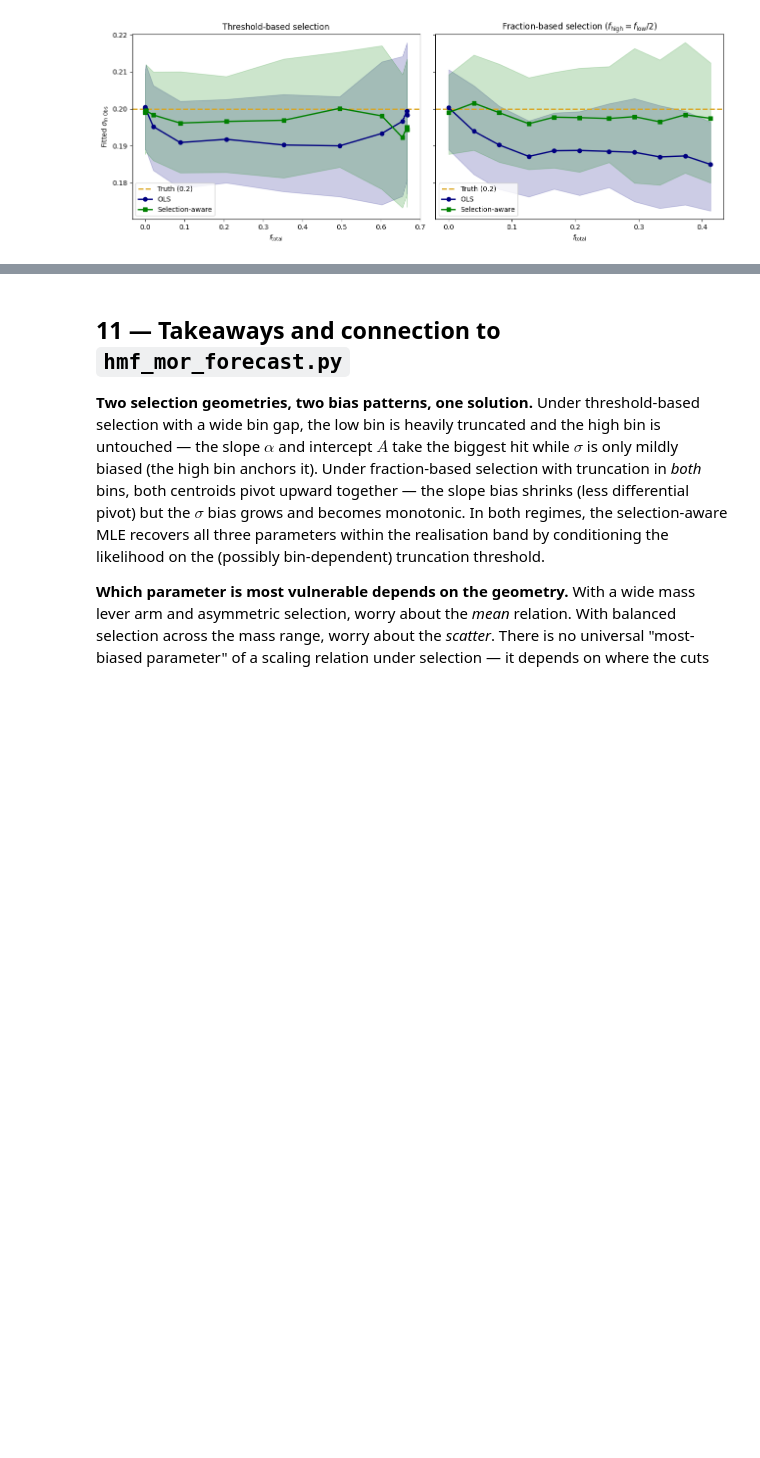
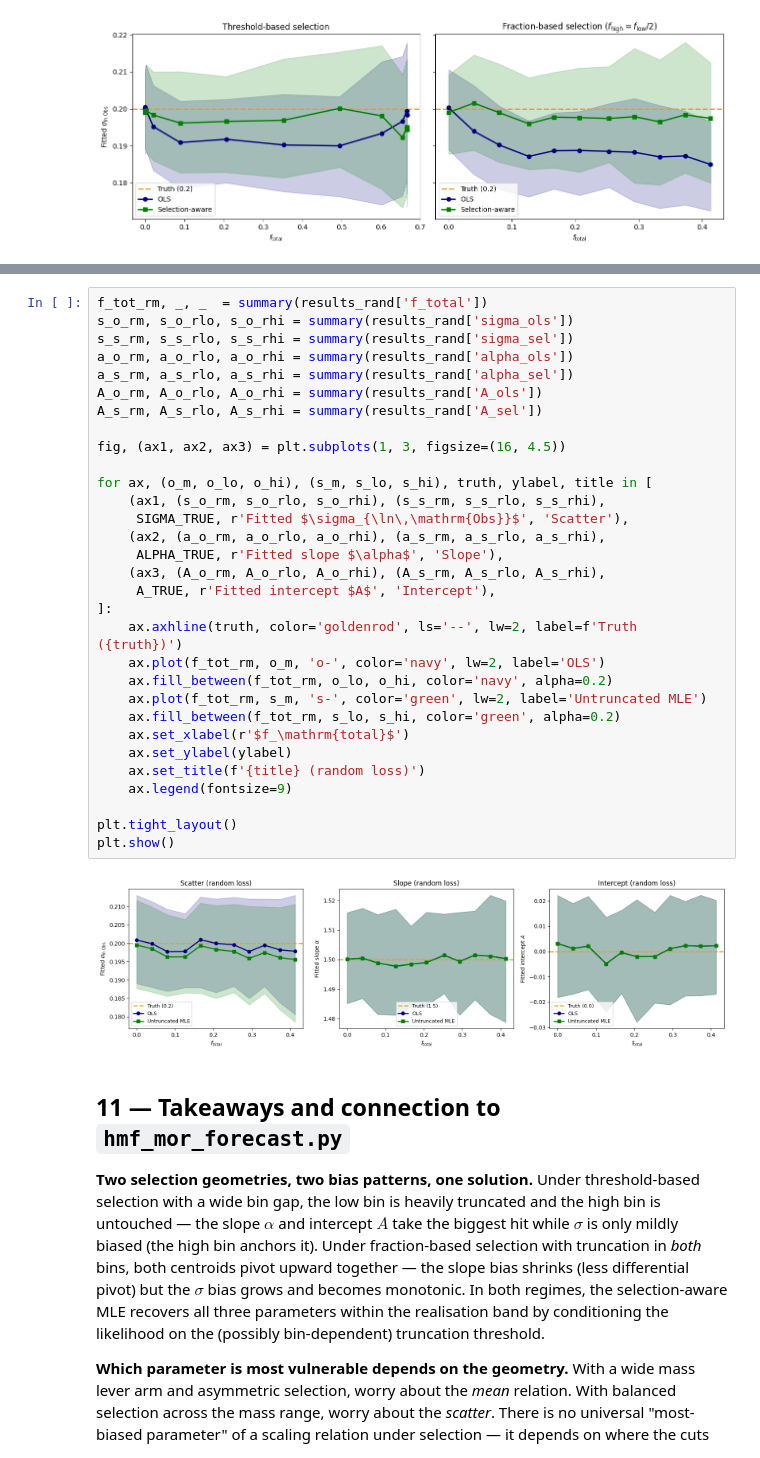
Before and after one commit to xtang126/hmf-mor-forecast, a Jupyter notebook: notebooks/mor_incompleteness_toy.ipynb, the cells around one changed output, grey strips where cells are left out. Cells and saved outputs as stored; diff of their text form; blank space fills up the shorter version.

```diff
--- a/notebooks/mor_incompleteness_toy.ipynb
+++ b/notebooks/mor_incompleteness_toy.ipynb
@@ -626,3 +751,36 @@ plt.show()
+# %%
+f_tot_rm, _, _  = summary(results_rand['f_total'])
+s_o_rm, s_o_rlo, s_o_rhi = summary(results_rand['sigma_ols'])
+s_s_rm, s_s_rlo, s_s_rhi = summary(results_rand['sigma_sel'])
+a_o_rm, a_o_rlo, a_o_rhi = summary(results_rand['alpha_ols'])
+a_s_rm, a_s_rlo, a_s_rhi = summary(results_rand['alpha_sel'])
+A_o_rm, A_o_rlo, A_o_rhi = summary(results_rand['A_ols'])
+A_s_rm, A_s_rlo, A_s_rhi = summary(results_rand['A_sel'])
+
+fig, (ax1, ax2, ax3) = plt.subplots(1, 3, figsize=(16, 4.5))
+
+for ax, (o_m, o_lo, o_hi), (s_m, s_lo, s_hi), truth, ylabel, title in [
+    (ax1, (s_o_rm, s_o_rlo, s_o_rhi), (s_s_rm, s_s_rlo, s_s_rhi),
+     SIGMA_TRUE, r'Fitted $\sigma_{\ln\,\mathrm{Obs}}$', 'Scatter'),
+    (ax2, (a_o_rm, a_o_rlo, a_o_rhi), (a_s_rm, a_s_rlo, a_s_rhi),
+     ALPHA_TRUE, r'Fitted slope $\alpha$', 'Slope'),
+    (ax3, (A_o_rm, A_o_rlo, A_o_rhi), (A_s_rm, A_s_rlo, A_s_rhi),
+     A_TRUE, r'Fitted intercept $A$', 'Intercept'),
+]:
+    ax.axhline(truth, color='goldenrod', ls='--', lw=2, label=f'Truth ({truth})')
+    ax.plot(f_tot_rm, o_m, 'o-', color='navy', lw=2, label='OLS')
+    ax.fill_between(f_tot_rm, o_lo, o_hi, color='navy', alpha=0.2)
+    ax.plot(f_tot_rm, s_m, 's-', color='green', lw=2, label='Untruncated MLE')
+    ax.fill_between(f_tot_rm, s_lo, s_hi, color='green', alpha=0.2)
+    ax.set_xlabel(r'$f_\mathrm{total}$')
+    ax.set_ylabel(ylabel)
+    ax.set_title(f'{title} (random loss)')
+    ax.legend(fontsize=9)
+
+plt.tight_layout()
+plt.show()
+# %% [output]
+[figure, added]
 # %% [markdown]
 ## 11 — Takeaways and connection to `hmf_mor_forecast.py`
 
```
Also changed, not shown: parts of 8 cells of this notebook.
